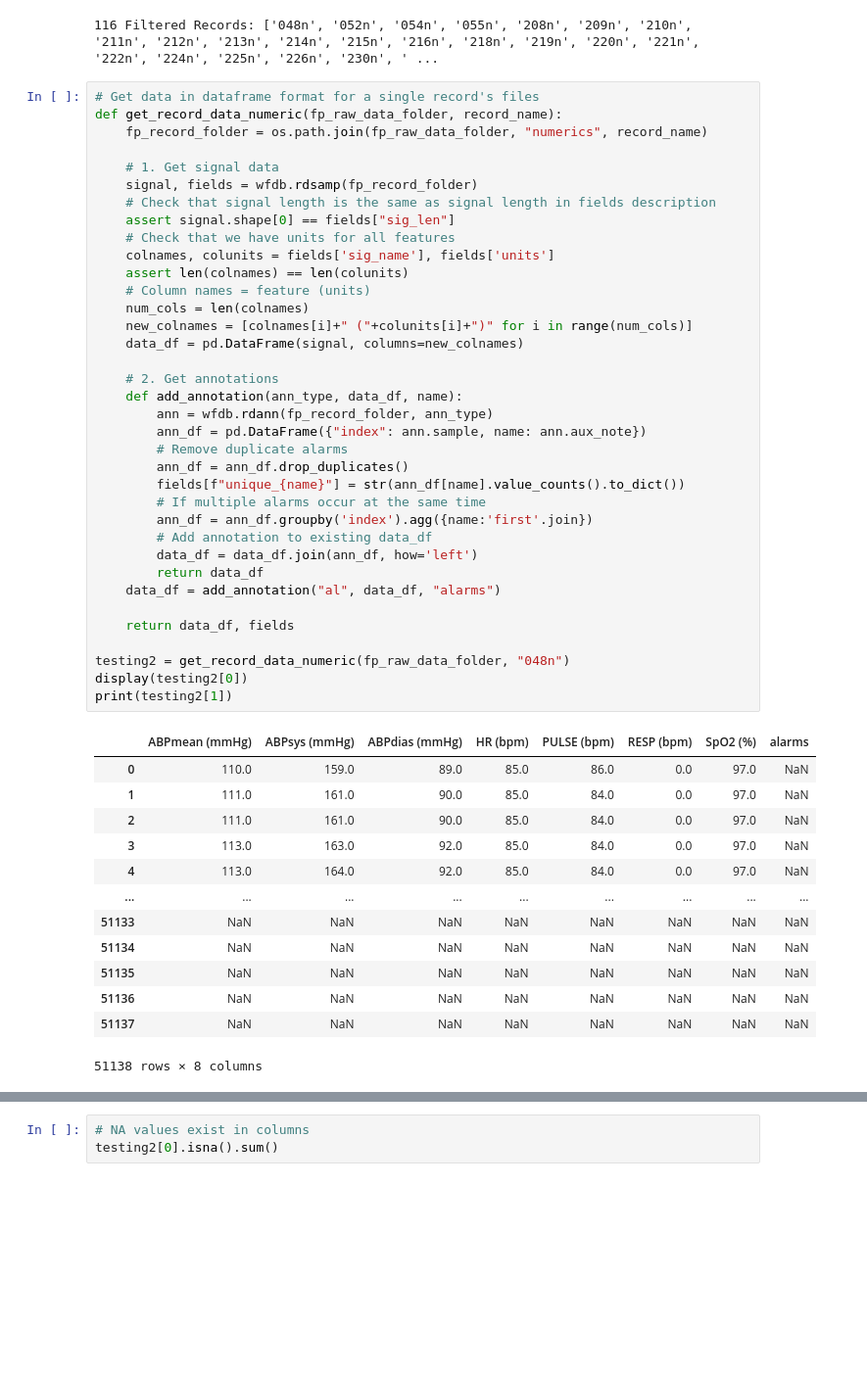
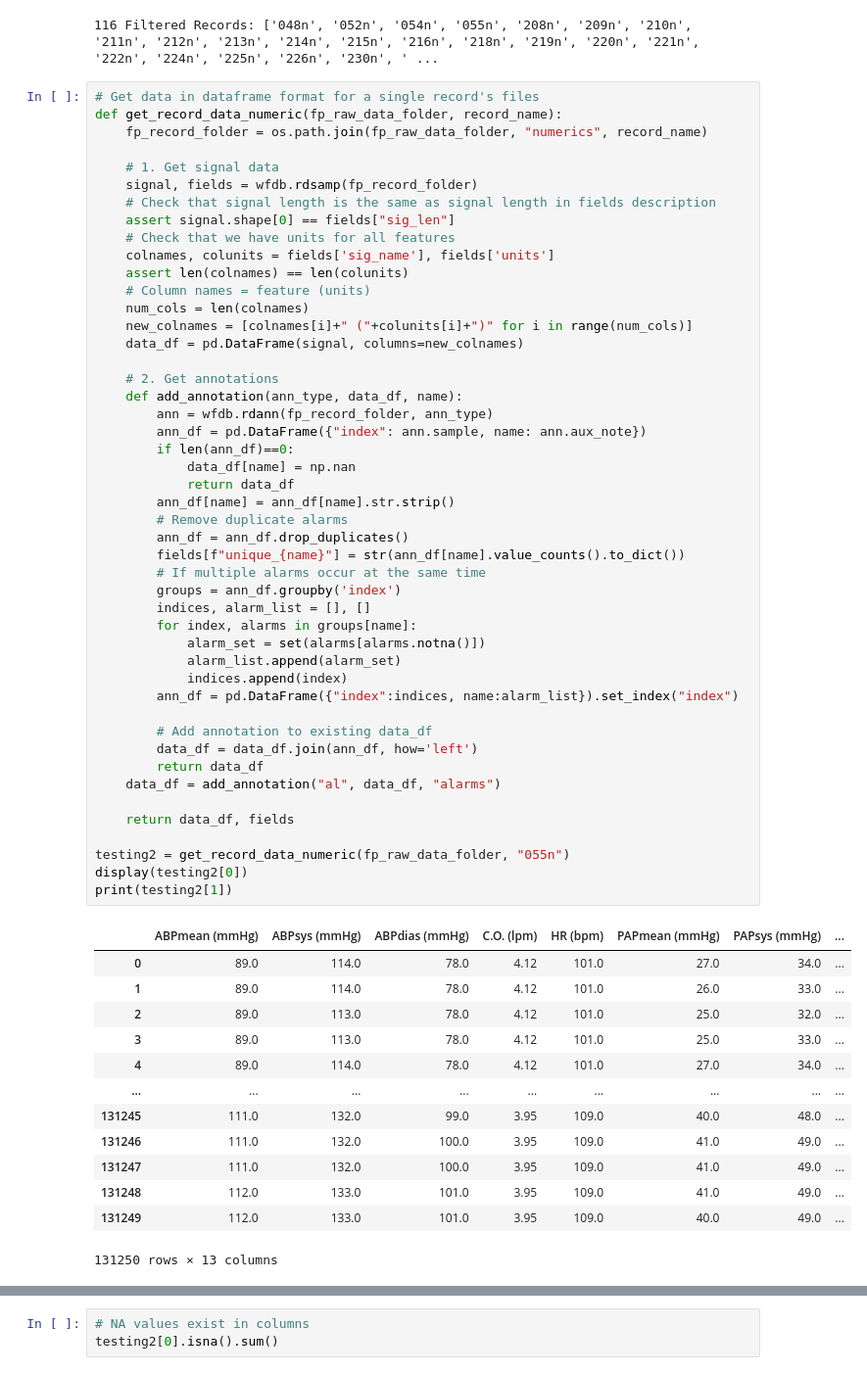
Before and after one commit to lr98769/rue_prediction_interval, a Jupyter notebook: notebooks/data_conversion.ipynb, the cells around one changed output, grey strips where cells are left out. Shown at 98% size. Drawn from its saved outputs; the diff is of its cells as text; blank space fills up the shorter version.

Commit message:
data preprocessed for training

```diff
--- a/notebooks/data_conversion.ipynb
+++ b/notebooks/data_conversion.ipynb
@@ -168,45 +168,56 @@ def get_record_data_numeric(fp_raw_data_folder, record_name):
     # 1. Get signal data
     signal, fields = wfdb.rdsamp(fp_record_folder)
     # Check that signal length is the same as signal length in fields description
     assert signal.shape[0] == fields["sig_len"]
     # Check that we have units for all features
     colnames, colunits = fields['sig_name'], fields['units']
     assert len(colnames) == len(colunits)
     # Column names = feature (units)
     num_cols = len(colnames)
     new_colnames = [colnames[i]+" ("+colunits[i]+")" for i in range(num_cols)]
     data_df = pd.DataFrame(signal, columns=new_colnames)
 
     # 2. Get annotations
     def add_annotation(ann_type, data_df, name):
         ann = wfdb.rdann(fp_record_folder, ann_type)
         ann_df = pd.DataFrame({"index": ann.sample, name: ann.aux_note})
+        if len(ann_df)==0:
+            data_df[name] = np.nan
+            return data_df
+        ann_df[name] = ann_df[name].str.strip()
         # Remove duplicate alarms
         ann_df = ann_df.drop_duplicates()
         fields[f"unique_{name}"] = str(ann_df[name].value_counts().to_dict())
         # If multiple alarms occur at the same time
-        ann_df = ann_df.groupby('index').agg({name:'first'.join})
+        groups = ann_df.groupby('index')
+        indices, alarm_list = [], []
+        for index, alarms in groups[name]:
+            alarm_set = set(alarms[alarms.notna()])
+            alarm_list.append(alarm_set)
+            indices.append(index)
+        ann_df = pd.DataFrame({"index":indices, name:alarm_list}).set_index("index")
+
         # Add annotation to existing data_df
         data_df = data_df.join(ann_df, how='left')
         return data_df
     data_df = add_annotation("al", data_df, "alarms")
 
     return data_df, fields
 
-testing2 = get_record_data_numeric(fp_raw_data_folder, "048n")
+testing2 = get_record_data_numeric(fp_raw_data_folder, "055n")
 display(testing2[0])
 print(testing2[1])
 # %% [output]
-|  | ABPmean (mmHg) | ABPsys (mmHg) | ABPdias (mmHg) | HR (bpm) | PULSE (bpm) | RESP (bpm) | SpO2 (%) | alarms |
-| 0 | 110.0 | 159.0 | 89.0 | 85.0 | 86.0 | 0.0 | 97.0 | NaN |
-| 1 | 111.0 | 161.0 | 90.0 | 85.0 | 84.0 | 0.0 | 97.0 | NaN |
-| 2 | 111.0 | 161.0 | 90.0 | 85.0 | 84.0 | 0.0 | 97.0 | NaN |
-| 3 | 113.0 | 163.0 | 92.0 | 85.0 | 84.0 | 0.0 | 97.0 | NaN |
-| 4 | 113.0 | 164.0 | 92.0 | 85.0 | 84.0 | 0.0 | 97.0 | NaN |
+|  | ABPmean (mmHg) | ABPsys (mmHg) | ABPdias (mmHg) | C.O. (lpm) | HR (bpm) | PAPmean (mmHg) | PAPsys (mmHg) | ... |
+| 0 | 89.0 | 114.0 | 78.0 | 4.12 | 101.0 | 27.0 | 34.0 | ... |
+| 1 | 89.0 | 114.0 | 78.0 | 4.12 | 101.0 | 26.0 | 33.0 | ... |
+| 2 | 89.0 | 113.0 | 78.0 | 4.12 | 101.0 | 25.0 | 32.0 | ... |
+| 3 | 89.0 | 113.0 | 78.0 | 4.12 | 101.0 | 25.0 | 33.0 | ... |
+| 4 | 89.0 | 114.0 | 78.0 | 4.12 | 101.0 | 27.0 | 34.0 | ... |
 | ... | ... | ... | ... | ... | ... | ... | ... | ... |
-| 51133 | NaN | NaN | NaN | NaN | NaN | NaN | NaN | NaN |
-| 51134 | NaN | NaN | NaN | NaN | NaN | NaN | NaN | NaN |
-| 51135 | NaN | NaN | NaN | NaN | NaN | NaN | NaN | NaN |
-| 51136 | NaN | NaN | NaN | NaN | NaN | NaN | NaN | NaN |
-| 51137 | NaN | NaN | NaN | NaN | NaN | NaN | NaN | NaN |
+| 131245 | 111.0 | 132.0 | 99.0 | 3.95 | 109.0 | 40.0 | 48.0 | ... |
+| 131246 | 111.0 | 132.0 | 100.0 | 3.95 | 109.0 | 41.0 | 49.0 | ... |
+| 131247 | 111.0 | 132.0 | 100.0 | 3.95 | 109.0 | 41.0 | 49.0 | ... |
+| 131248 | 112.0 | 133.0 | 101.0 | 3.95 | 109.0 | 41.0 | 49.0 | ... |
+| 131249 | 112.0 | 133.0 | 101.0 | 3.95 | 109.0 | 40.0 | 49.0 | ... |
-51138 rows × 8 columns
+131250 rows × 13 columns
```
Also changed, not shown: parts of 3 cells of this notebook.
